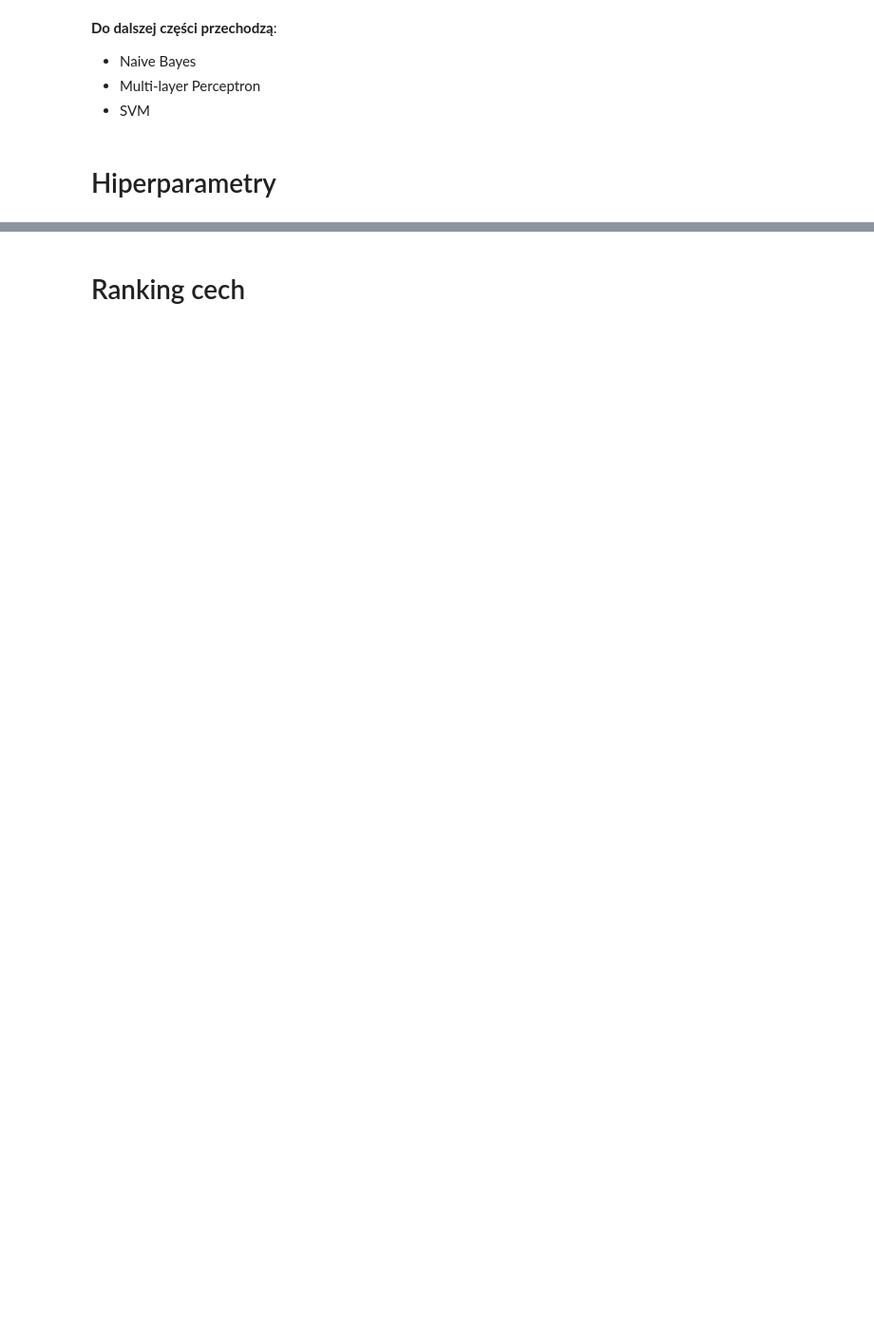
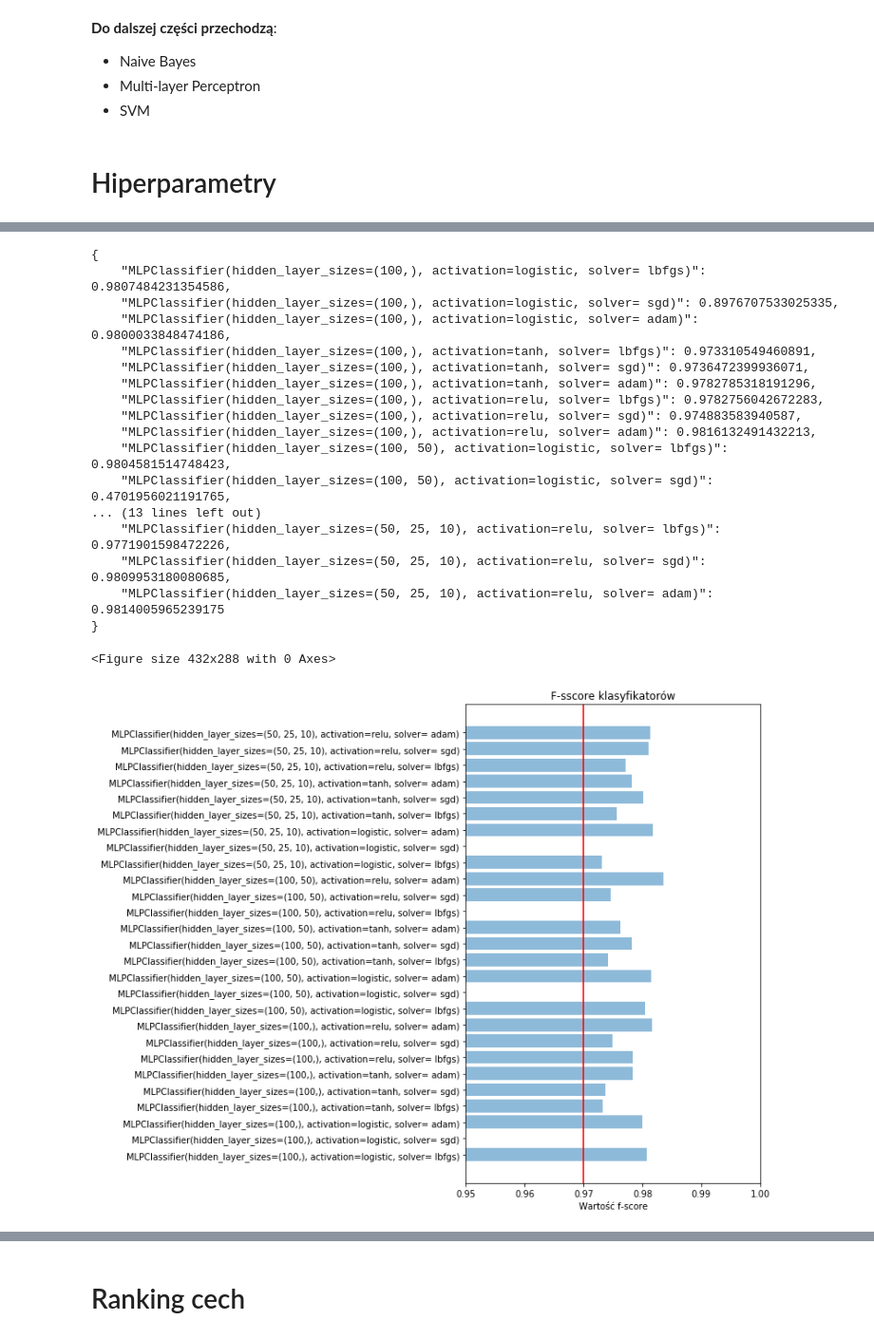
Before and after one commit to Torak28/Analityka_Eksploracja_Danych, a Jupyter notebook: 2_Data_Mining/Data_Mining.ipynb, the cells around one changed output, grey strips where cells are left out. Shown at 95% size. Drawn from its saved outputs; the diff is of its cells as text; code cells hidden in the pictures; blank space fills up the shorter version.

```diff
--- a/2_Data_Mining/Data_Mining.ipynb
+++ b/2_Data_Mining/Data_Mining.ipynb
@@ -452,0 +437,38 @@ print(odp)
+# %%
+fig = plt.figure()
+
+X = names
+Y = all_fscores
+
+data = (X, Y)
+
+plt.figure(figsize=(6, 10))
+plt.barh(X, Y, alpha=0.5, align='center')
+plt.axvline(x=.97, color='r')
+plt.xlabel('Wartość f-score')
+plt.title('F-sscore klasyfikatorów')
+plt.xlim(0.95, 1.0)
+
+odp = dict(zip(names, all_fscores))
+import json
+print(json.dumps(odp, indent = 4))
+# %% [output]
+{
+    "MLPClassifier(hidden_layer_sizes=(100,), activation=logistic, solver= lbfgs)": 0.9807484231354586,
+    "MLPClassifier(hidden_layer_sizes=(100,), activation=logistic, solver= sgd)": 0.8976707533025335,
+    "MLPClassifier(hidden_layer_sizes=(100,), activation=logistic, solver= adam)": 0.9800033848474186,
+    "MLPClassifier(hidden_layer_sizes=(100,), activation=tanh, solver= lbfgs)": 0.973310549460891,
+    "MLPClassifier(hidden_layer_sizes=(100,), activation=tanh, solver= sgd)": 0.9736472399936071,
+    "MLPClassifier(hidden_layer_sizes=(100,), activation=tanh, solver= adam)": 0.9782785318191296,
+    "MLPClassifier(hidden_layer_sizes=(100,), activation=relu, solver= lbfgs)": 0.9782756042672283,
+    "MLPClassifier(hidden_layer_sizes=(100,), activation=relu, solver= sgd)": 0.974883583940587,
+    "MLPClassifier(hidden_layer_sizes=(100,), activation=relu, solver= adam)": 0.9816132491432213,
+    "MLPClassifier(hidden_layer_sizes=(100, 50), activation=logistic, solver= lbfgs)": 0.9804581514748423,
+    "MLPClassifier(hidden_layer_sizes=(100, 50), activation=logistic, solver= sgd)": 0.4701956021191765,
+... (13 lines left out)
+    "MLPClassifier(hidden_layer_sizes=(50, 25, 10), activation=relu, solver= lbfgs)": 0.9771901598472226,
+    "MLPClassifier(hidden_layer_sizes=(50, 25, 10), activation=relu, solver= sgd)": 0.9809953180080685,
+    "MLPClassifier(hidden_layer_sizes=(50, 25, 10), activation=relu, solver= adam)": 0.9814005965239175
+}
+<Figure size 432x288 with 0 Axes>
+[figure, added]
```
Also changed, not shown: parts of 45 cells of this notebook.
